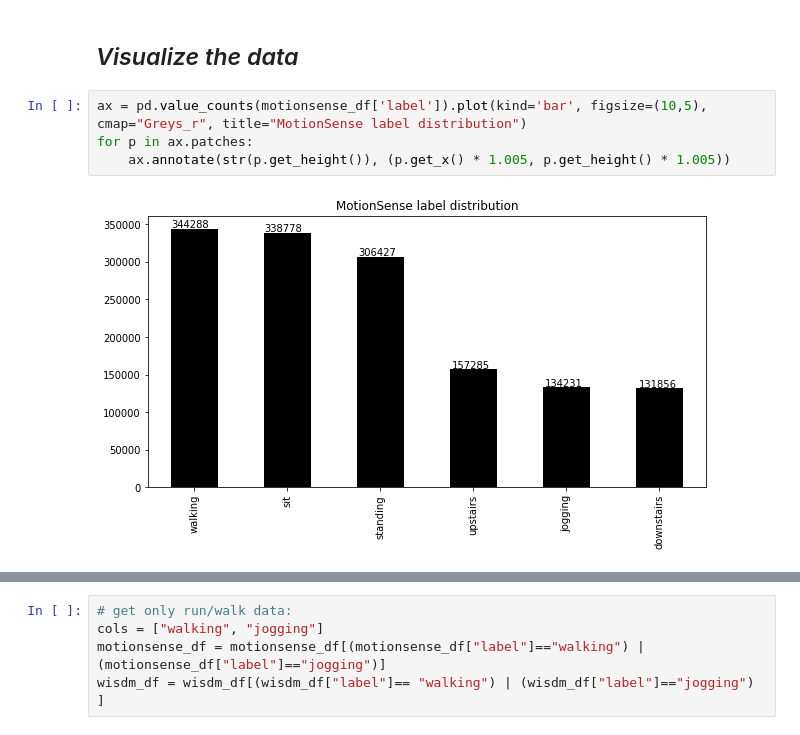
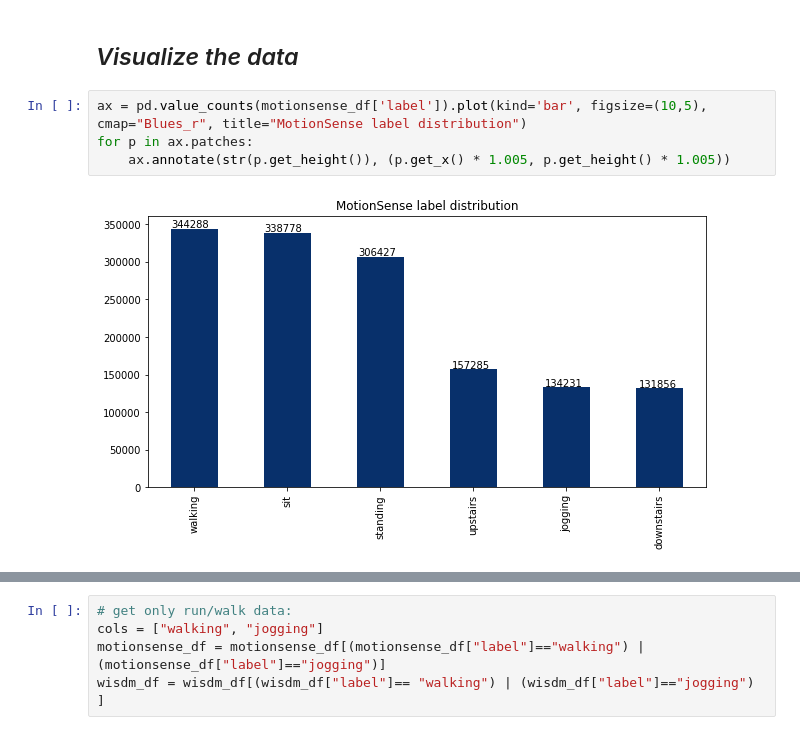
Before and after one commit to mariozusag/ios_human_activity_recognition, a Jupyter notebook: iOS-Human-Activity-Recognition.ipynb, the cells around one changed output, grey strips where cells are left out. Cells and saved outputs as stored; diff of their text form.

```diff
--- a/iOS-Human-Activity-Recognition.ipynb
+++ b/iOS-Human-Activity-Recognition.ipynb
@@ -88,9 +90,9 @@ array(['walking', 'jogging'], dtype=object)
 # %% [markdown]
 ## _Visualize the data_
 # %%
-ax = pd.value_counts(motionsense_df['label']).plot(kind='bar', figsize=(10,5), cmap="Greys_r", title="MotionSense label distribution")
+ax = pd.value_counts(motionsense_df['label']).plot(kind='bar', figsize=(10,5), cmap="Blues_r", title="MotionSense label distribution")
 for p in ax.patches:
     ax.annotate(str(p.get_height()), (p.get_x() * 1.005, p.get_height() * 1.005))
 # %% [output]
-[figure, old version]
+[figure, new version]
 # %%
```
Also changed, not shown: parts of 44 cells of this notebook, 11 other files.
